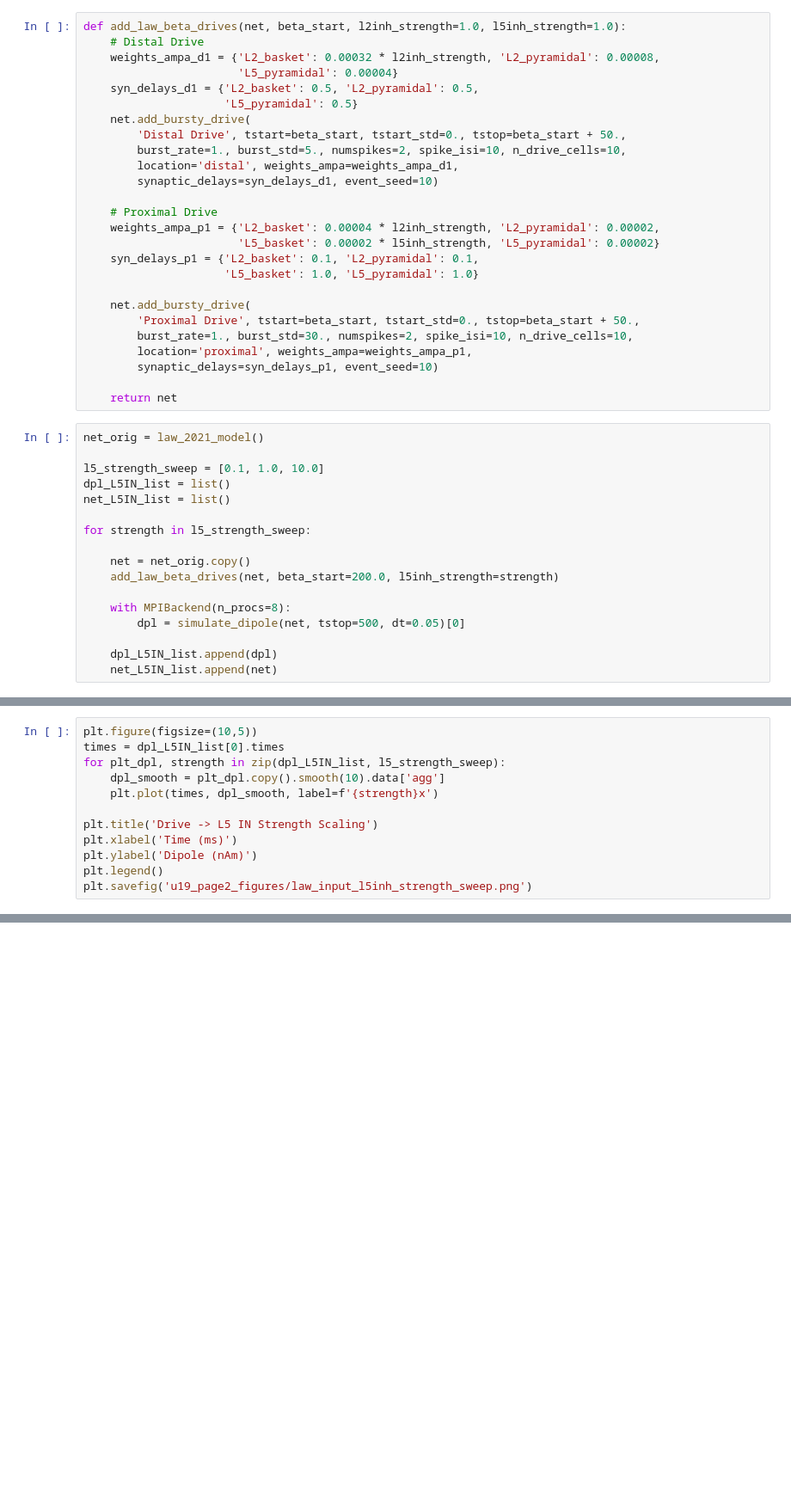
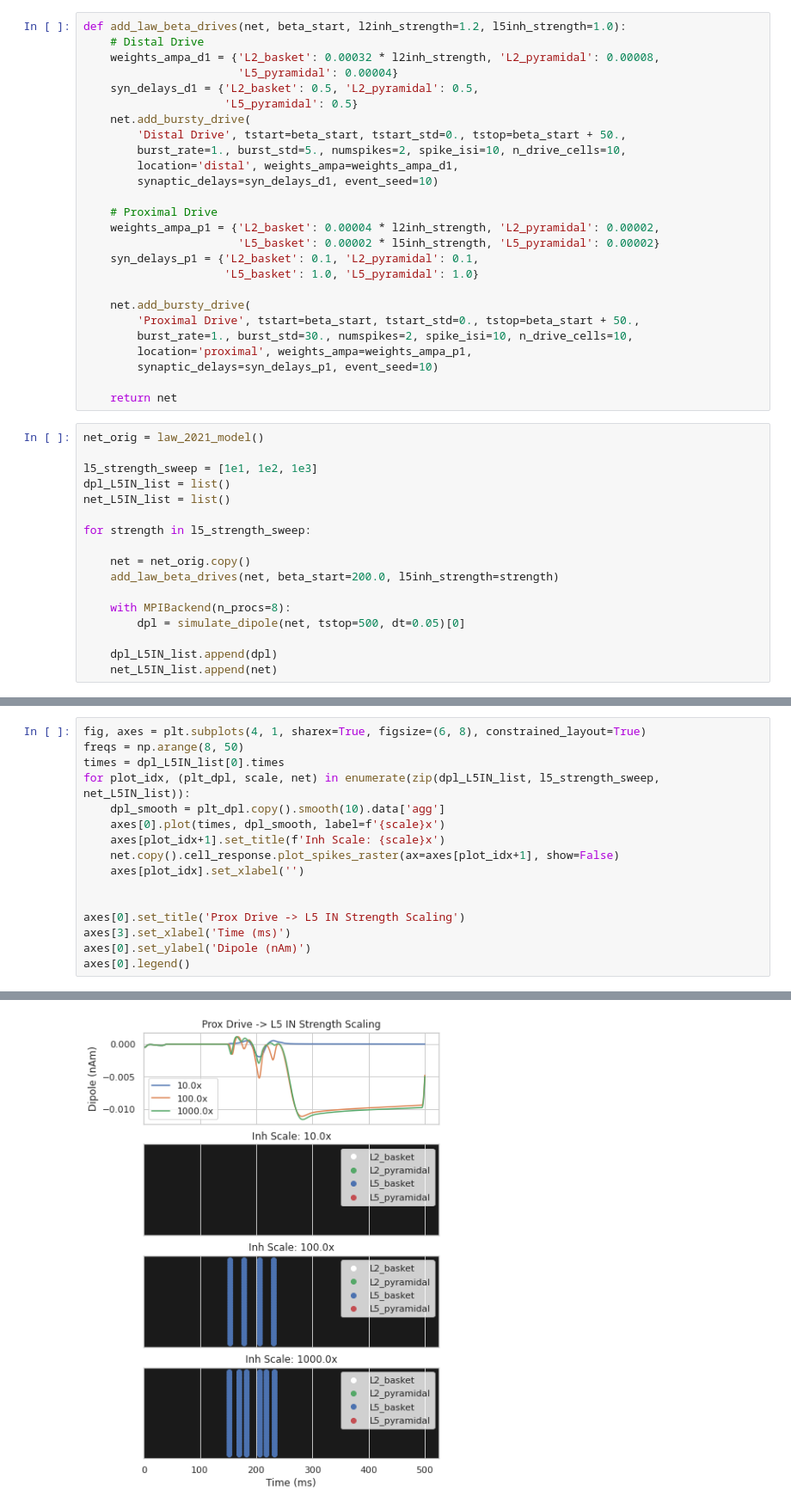
Before and after one commit to rythorpe/beta_modeling, a Jupyter notebook: law_beta_inhibitory_sweep.ipynb, the cells around one changed output, grey strips where cells are left out. Shown at 86% size. Cells and saved outputs as stored; diff of their text form; blank space fills up the shorter version.

```diff
--- a/law_beta_inhibitory_sweep.ipynb
+++ b/law_beta_inhibitory_sweep.ipynb
@@ -85,7 +85,7 @@ def law_2021_model():
 
     return net
 # %%
-def add_law_beta_drives(net, beta_start, l2inh_strength=1.0, l5inh_strength=1.0):
+def add_law_beta_drives(net, beta_start, l2inh_strength=1.2, l5inh_strength=1.0):
     # Distal Drive
     weights_ampa_d1 = {'L2_basket': 0.00032 * l2inh_strength, 'L2_pyramidal': 0.00008,
                        'L5_pyramidal': 0.00004}
@@ -113,7 +113,7 @@ def add_law_beta_drives(net, beta_start, l2inh_strength=1.0, l5inh_strength=1.0)
 # %%
 net_orig = law_2021_model()
 
-l5_strength_sweep = [0.1, 1.0, 10.0]
+l5_strength_sweep = [1e1, 1e2, 1e3]
 dpl_L5IN_list = list()
 net_L5IN_list = list()
 
@@ -132,12 +148,17 @@ AttributeError: 'function' object has no attribute 'copy'
 # %%
-plt.figure(figsize=(10,5))
+fig, axes = plt.subplots(4, 1, sharex=True, figsize=(6, 8), constrained_layout=True)
+freqs = np.arange(8, 50)
 times = dpl_L5IN_list[0].times
-for plt_dpl, strength in zip(dpl_L5IN_list, l5_strength_sweep):
+for plot_idx, (plt_dpl, scale, net) in enumerate(zip(dpl_L5IN_list, l5_strength_sweep, net_L5IN_list)):
     dpl_smooth = plt_dpl.copy().smooth(10).data['agg']
-    plt.plot(times, dpl_smooth, label=f'{strength}x')
+    axes[0].plot(times, dpl_smooth, label=f'{scale}x')
+    axes[plot_idx+1].set_title(f'Inh Scale: {scale}x')
+    net.copy().cell_response.plot_spikes_raster(ax=axes[plot_idx+1], show=False)
+    axes[plot_idx].set_xlabel('')
 
-plt.title('Drive -> L5 IN Strength Scaling')
-plt.xlabel('Time (ms)')
-plt.ylabel('Dipole (nAm)')
-plt.legend()
-plt.savefig('u19_page2_figures/law_input_l5inh_strength_sweep.png')
+
+axes[0].set_title('Prox Drive -> L5 IN Strength Scaling')
+axes[3].set_xlabel('Time (ms)')
+axes[0].set_ylabel('Dipole (nAm)')
+axes[0].legend()
+# %% [output]
@@ -143,0 +166 @@ plt.savefig('u19_page2_figures/law_input_l5inh_strength_sweep.png')
+[figure, added]
```
Also changed, not shown: parts of 7 cells of this notebook, 3 other files.
